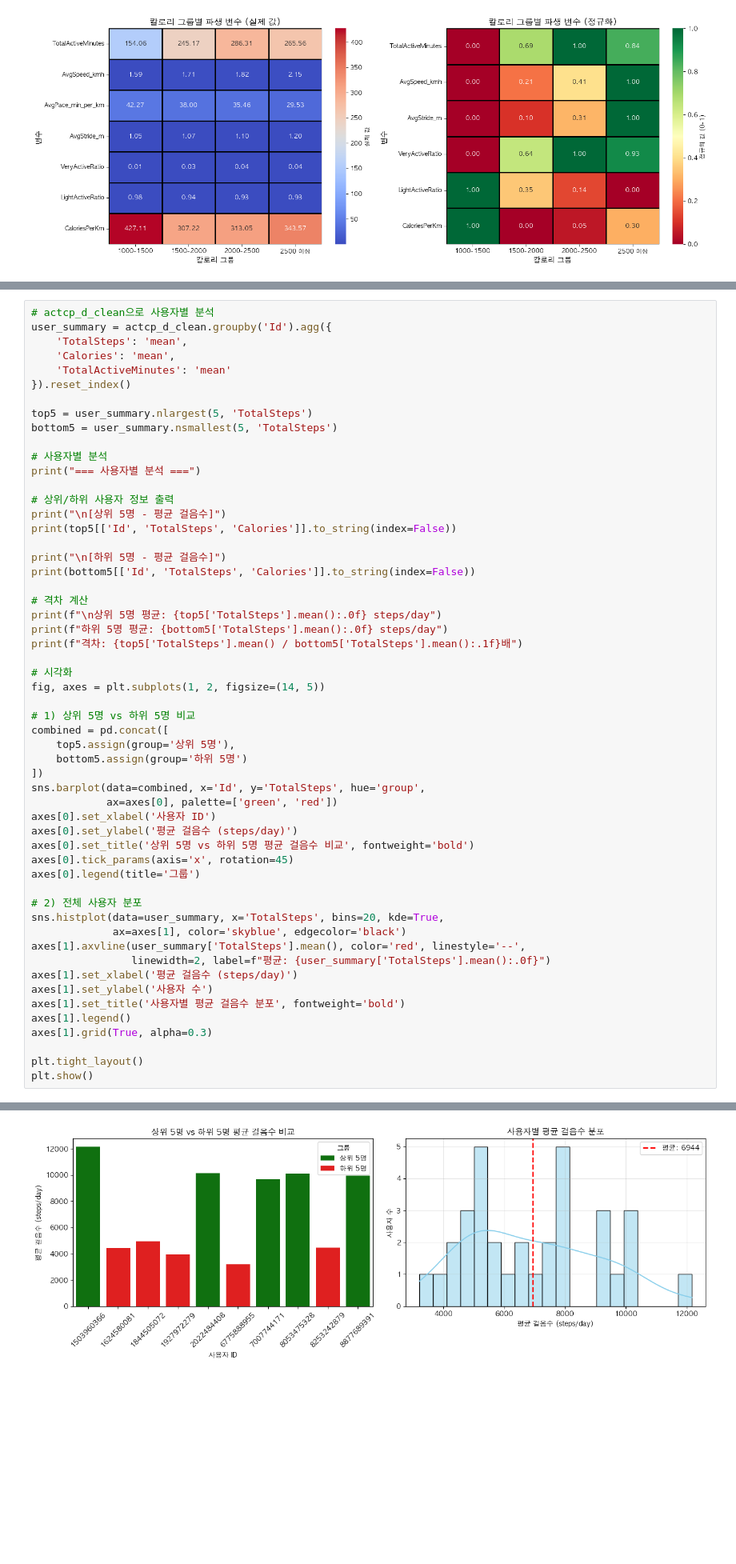
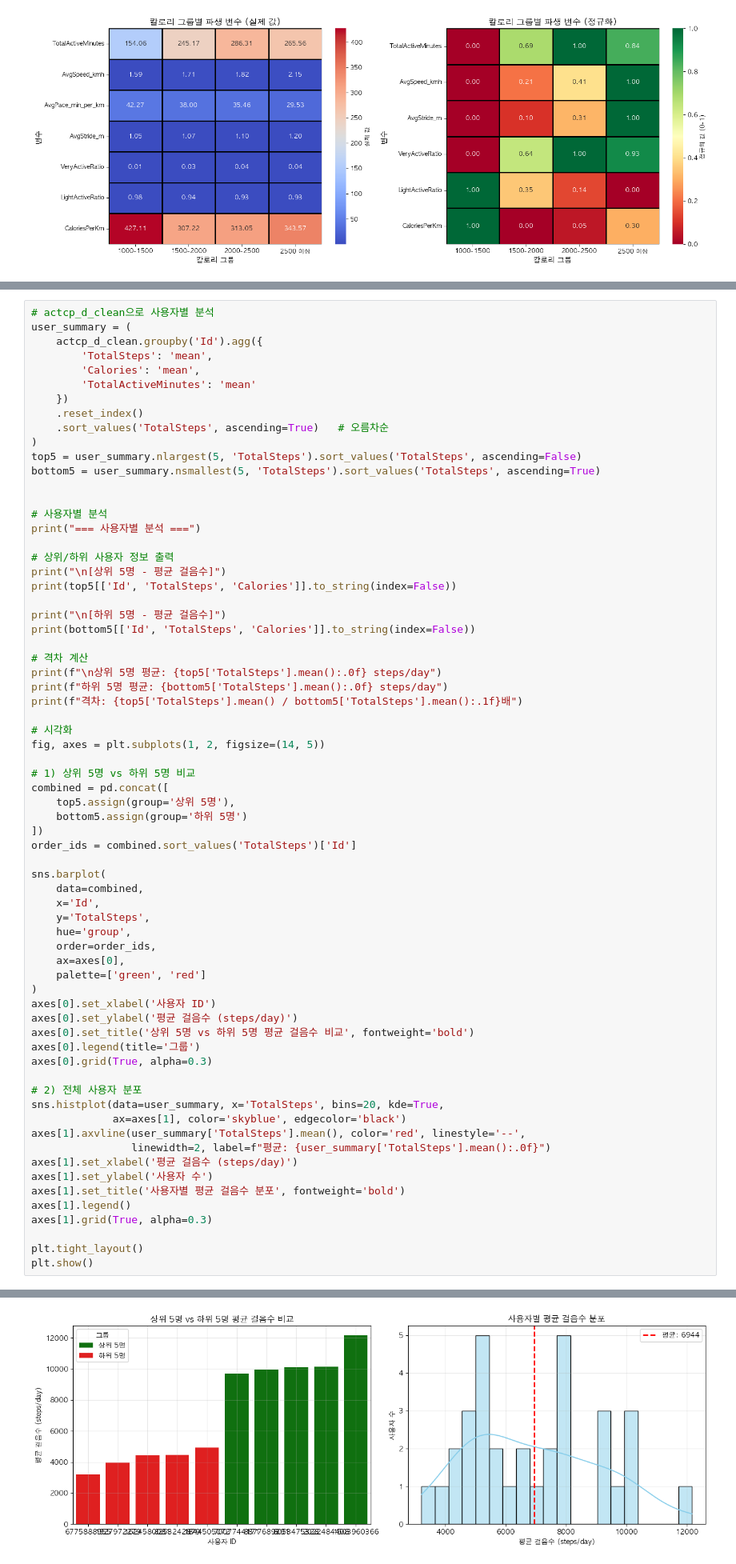
Before and after one commit to jeesy95-creator/sparta_15, a Jupyter notebook: notebooks/Soyun.ipynb, the cells around one changed output, grey strips where cells are left out. Shown at 80% size. Cells and saved outputs as stored; diff of their text form; blank space fills up the shorter version.

```diff
--- a/notebooks/Soyun.ipynb
+++ b/notebooks/Soyun.ipynb
@@ -1018,14 +1018,18 @@ plt.show()
 [figure]
 # %%
 # actcp_d_clean으로 사용자별 분석
-user_summary = actcp_d_clean.groupby('Id').agg({
-    'TotalSteps': 'mean',
-    'Calories': 'mean',
-    'TotalActiveMinutes': 'mean'
-}).reset_index()
+user_summary = (
+    actcp_d_clean.groupby('Id').agg({
+        'TotalSteps': 'mean',
+        'Calories': 'mean',
+        'TotalActiveMinutes': 'mean'
+    })
+    .reset_index()
+    .sort_values('TotalSteps', ascending=True)   # 오름차순
+)
+top5 = user_summary.nlargest(5, 'TotalSteps').sort_values('TotalSteps', ascending=False)
+bottom5 = user_summary.nsmallest(5, 'TotalSteps').sort_values('TotalSteps', ascending=True)
 
-top5 = user_summary.nlargest(5, 'TotalSteps')
-bottom5 = user_summary.nsmallest(5, 'TotalSteps')
 
 # 사용자별 분석
 print("=== 사용자별 분석 ===")
@@ -1050,46 +1054,55 @@ combined = pd.concat([
     top5.assign(group='상위 5명'),
     bottom5.assign(group='하위 5명')
 ])
-sns.barplot(data=combined, x='Id', y='TotalSteps', hue='group',
-            ax=axes[0], palette=['green', 'red'])
+order_ids = combined.sort_values('TotalSteps')['Id']
+
+sns.barplot(
+    data=combined,
+    x='Id',
+    y='TotalSteps',
+    hue='group',
+    order=order_ids,
+    ax=axes[0],
+    palette=['green', 'red']
+)
 axes[0].set_xlabel('사용자 ID')
 axes[0].set_ylabel('평균 걸음수 (steps/day)')
 axes[0].set_title('상위 5명 vs 하위 5명 평균 걸음수 비교', fontweight='bold')
-axes[0].tick_params(axis='x', rotation=45)
 axes[0].legend(title='그룹')
+axes[0].grid(True, alpha=0.3)
 
 # 2) 전체 사용자 분포
 sns.histplot(data=user_summary, x='TotalSteps', bins=20, kde=True,
              ax=axes[1], color='skyblue', edgecolor='black')
 axes[1].axvline(user_summary['TotalSteps'].mean(), color='red', linestyle='--',
                 linewidth=2, label=f"평균: {user_summary['TotalSteps'].mean():.0f}")
 axes[1].set_xlabel('평균 걸음수 (steps/day)')
 axes[1].set_ylabel('사용자 수')
 axes[1].set_title('사용자별 평균 걸음수 분포', fontweight='bold')
 axes[1].legend()
 axes[1].grid(True, alpha=0.3)
 
 plt.tight_layout()
 plt.show()
 # %% [output]
 === 사용자별 분석 ===
 
 [상위 5명 - 평균 걸음수]
         Id   TotalSteps    Calories
 1503960366 12168.970588 1878.500000
 2022484408 10124.904762 2382.904762
 8053475328 10118.000000 2684.000000
 8877689391  9961.363636 2677.636364
 7007744171  9703.866667 2508.933333
 
 [하위 5명 - 평균 걸음수]
         Id  TotalSteps    Calories
 ... (5 lines left out)
 
 상위 5명 평균: 10415 steps/day
 하위 5명 평균: 4198 steps/day
 격차: 2.5배
-[figure, old version]
+[figure, new version]
 # %%
 # Steps vs Calories 관계 분석 (정제된 데이터 사용)
 print("\n=== Steps vs Calories 상관관계 ===")
```
Also changed, not shown: parts of 9 cells of this notebook, 2 other files.
